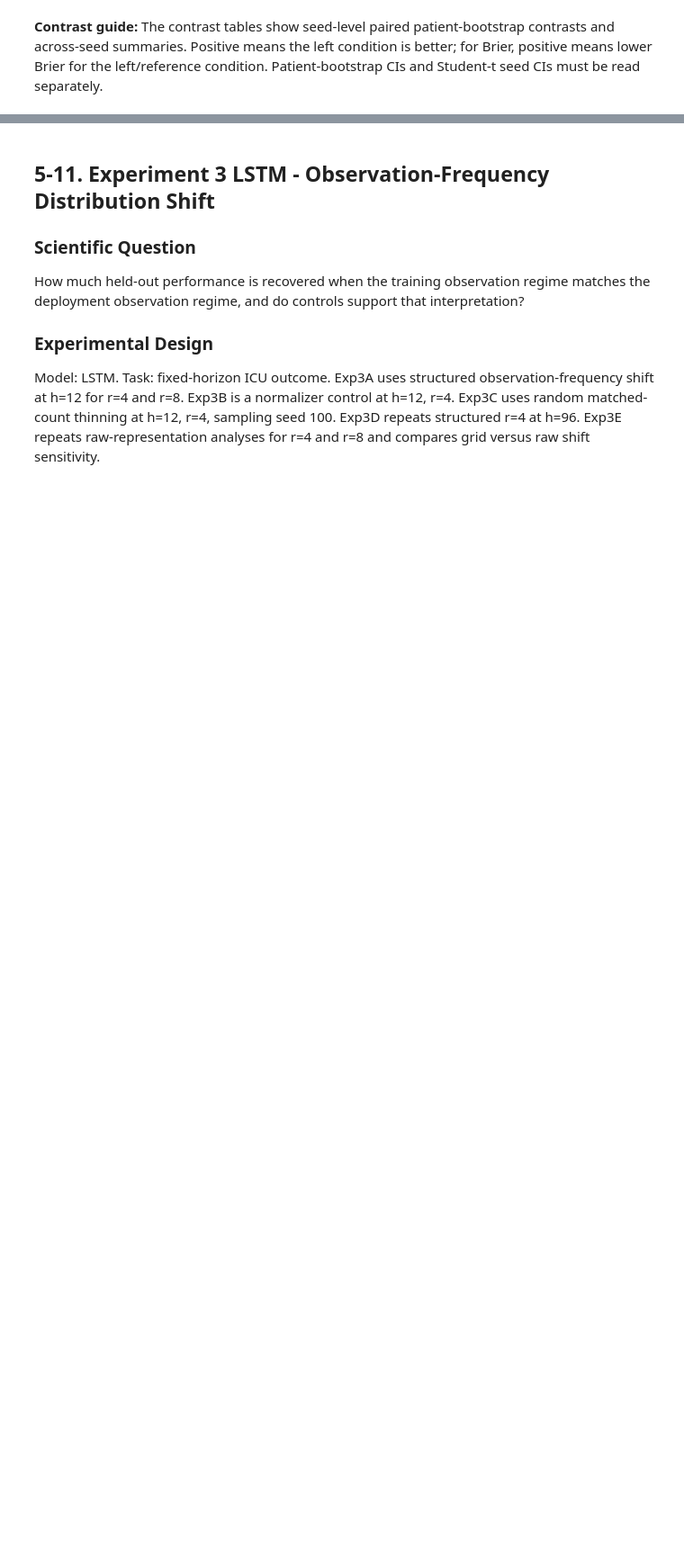
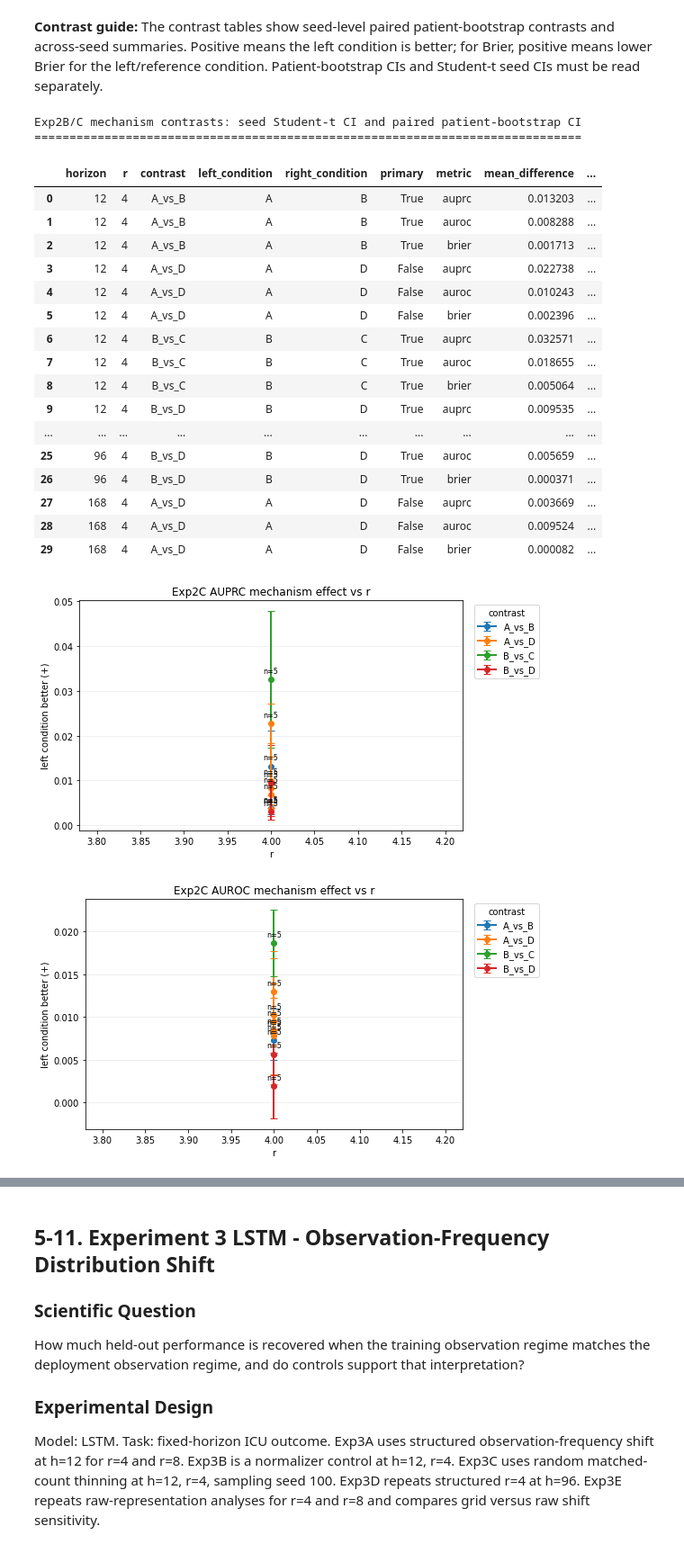
Before and after one commit to Ilovecodingforever/mimic-iv-benchmarks, a Jupyter notebook: visualizers/visualize_summary.ipynb, the cells around one changed output, grey strips where cells are left out. Shown at 90% size. Saved outputs shown, nothing was run; the diff lists cells and outputs as text; code cells hidden in the pictures; blank space fills up the shorter version.

Commit message:
visualize

```diff
--- a/visualizers/visualize_summary.ipynb
+++ b/visualizers/visualize_summary.ipynb
@@ -28,7 +23,13 @@ import os
 import matplotlib.pyplot as plt
 import numpy as np
 import pandas as pd
+from scipy.stats import t
 from IPython.display import display
+
+if not hasattr(pd, "isna"):
+    pd.isna = pd.isnull
+if not hasattr(pd, "notna"):
+    pd.notna = pd.notnull
 
 pd.set_option("display.max_columns", 120)
 pd.set_option("display.max_rows", 120)
@@ -82,6 +83,7 @@ EXPORTS = {
     "exp3_lstm_normalizer_control_summary": FH_PLOTS / "experiment3_lstm_normalizer_control_summary.csv",
     "exp3_lstm_random_shift_summary": FH_PLOTS / "experiment3_lstm_random_shift_summary.csv",
     "exp3_lstm_horizon_replication_summary": FH_PLOTS / "experiment3_lstm_horizon_replication_summary.csv",
+    "exp3e_lstm_raw_run_results": FH_PLOTS / "experiment3e_lstm_raw_condition_run_results.csv",
     "exp3e_lstm_raw_absolute_summary": FH_PLOTS / "experiment3e_lstm_raw_absolute_summary.csv",
     "exp3e_lstm_raw_shift_summary": FH_PLOTS / "experiment3e_lstm_raw_shift_summary.csv",
     "exp3_lstm_grid_vs_raw_shift_summary": FH_PLOTS / "experiment3_lstm_grid_vs_raw_shift_summary.csv",
@@ -105,7 +107,13 @@ DATA = {}
 load_rows = []
 for key, path in EXPORTS.items():
     if path.exists():
-        df = pd.read_csv(path)
+        try:
+            df = pd.read_csv(path)
+        except pd.errors.EmptyDataError:
+            df = pd.DataFrame()
+            DATA[key] = df
+            load_rows.append({"key": key, "status": "EMPTY", "rows": 0, "path": str(path)})
+            continue
         DATA[key] = df
         load_rows.append({"key": key, "status": "LOADED", "rows": len(df), "path": str(path)})
     else:
@@ -412,7 +567,29 @@ for metric in ["test_auprc", "test_auroc", "test_brier"]:
 **Contrast guide:** The contrast tables show seed-level paired patient-bootstrap contrasts and across-seed summaries. Positive means the left condition is better; for Brier, positive means lower Brier for the left/reference condition. Patient-bootstrap CIs and Student-t seed CIs must be read separately.
 # %%
 exp2b_contrasts = add_status(DATA["exp2b_across_seed_summary"], n_col="n_seeds")
-show_table("Exp2B primary mechanism contrasts", exp2b_contrasts, ["horizon", "r", "contrast", "left_condition", "right_condition", "primary", "metric", "mean_difference", "sd_difference", "seed_ci95_low", "seed_ci95_high", "patient_bootstrap_ci_low", "patient_bootstrap_ci_high", "n_seeds", "missing_seeds", "status"], max_rows=300)
+show_table("Exp2B/C mechanism contrasts: seed Student-t CI and paired patient-bootstrap CI", exp2b_contrasts, ["horizon", "r", "contrast", "left_condition", "right_condition", "primary", "metric", "mean_difference", "sd_difference", "sem_difference", "seed_ci95_low", "seed_ci95_high", "patient_bootstrap_ci_low", "patient_bootstrap_ci_high", "n_seeds", "missing_seeds", "status"], max_rows=300)
 for metric in METRICS:
     sub = exp2b_contrasts[exp2b_contrasts.get("metric", pd.Series(dtype=str)).eq(metric)] if len(exp2b_contrasts) else pd.DataFrame()
     plot_ci(sub.rename(columns={"mean_difference": "mean", "seed_ci95_low": "ci95_low", "seed_ci95_high": "ci95_high", "n_seeds": "n"}), "r", hue="contrast", title="Exp2C {} mechanism effect vs r".format(metric.upper()), ylabel="left condition better (+)", xlabel="r")
+# %% [output]
+Exp2B/C mechanism contrasts: seed Student-t CI and paired patient-bootstrap CI
+==============================================================================
+|  | horizon | r | contrast | left_condition | right_condition | primary | metric | mean_difference | ... |
+| 0 | 12 | 4 | A_vs_B | A | B | True | auprc | 0.013203 | ... |
+| 1 | 12 | 4 | A_vs_B | A | B | True | auroc | 0.008288 | ... |
+| 2 | 12 | 4 | A_vs_B | A | B | True | brier | 0.001713 | ... |
+| 3 | 12 | 4 | A_vs_D | A | D | False | auprc | 0.022738 | ... |
+| 4 | 12 | 4 | A_vs_D | A | D | False | auroc | 0.010243 | ... |
+| 5 | 12 | 4 | A_vs_D | A | D | False | brier | 0.002396 | ... |
+| 6 | 12 | 4 | B_vs_C | B | C | True | auprc | 0.032571 | ... |
+| 7 | 12 | 4 | B_vs_C | B | C | True | auroc | 0.018655 | ... |
+| 8 | 12 | 4 | B_vs_C | B | C | True | brier | 0.005064 | ... |
+| 9 | 12 | 4 | B_vs_D | B | D | True | auprc | 0.009535 | ... |
+| ... | ... | ... | ... | ... | ... | ... | ... | ... | ... |
+| 25 | 96 | 4 | B_vs_D | B | D | True | auroc | 0.005659 | ... |
+| 26 | 96 | 4 | B_vs_D | B | D | True | brier | 0.000371 | ... |
+| 27 | 168 | 4 | A_vs_D | A | D | False | auprc | 0.003669 | ... |
+| 28 | 168 | 4 | A_vs_D | A | D | False | auroc | 0.009524 | ... |
+| 29 | 168 | 4 | A_vs_D | A | D | False | brier | 0.000082 | ... |
+[figure, added]
+[figure, added]
```
Also changed, not shown: parts of 18 cells of this notebook, 4 other files.
